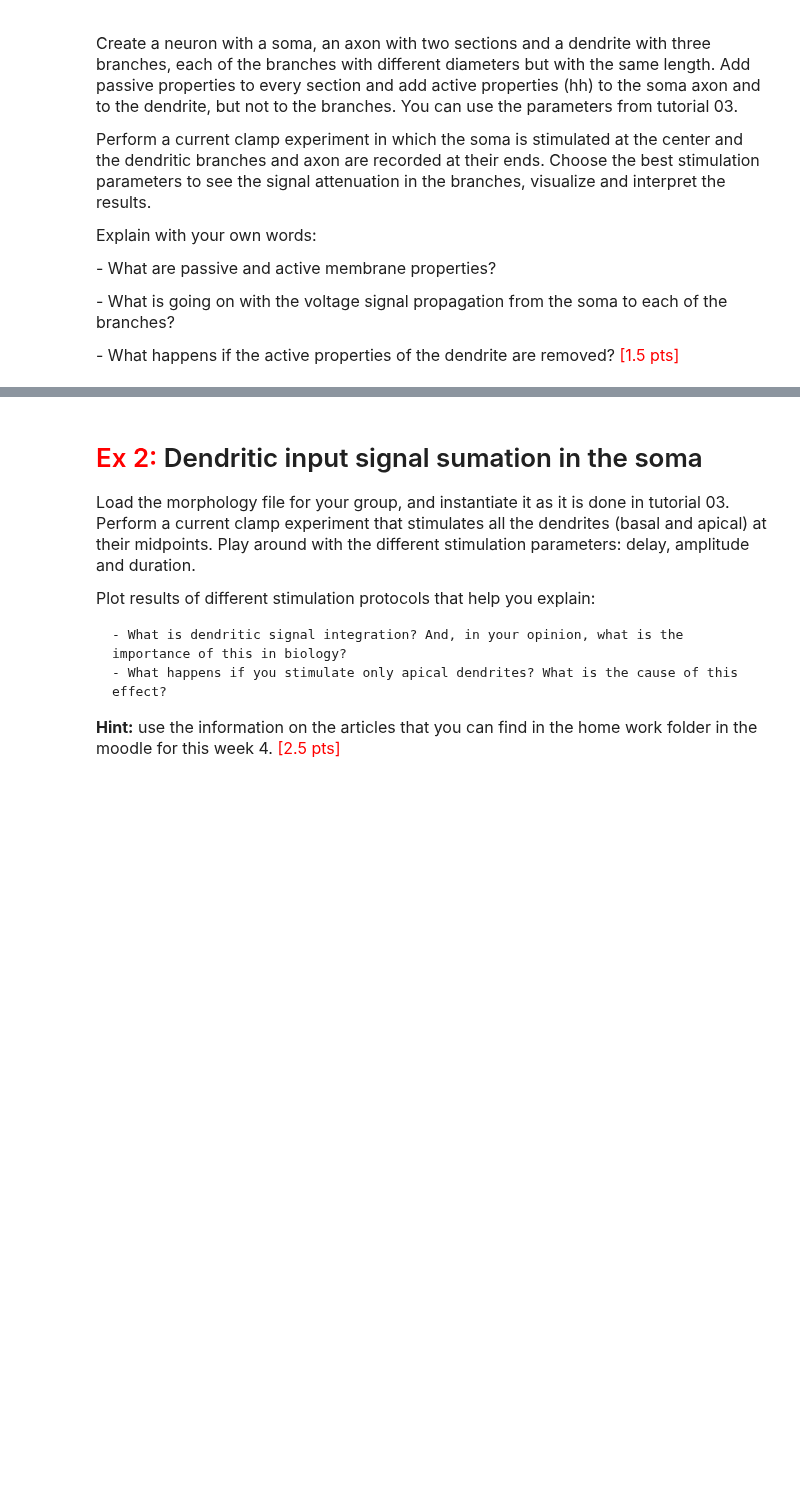
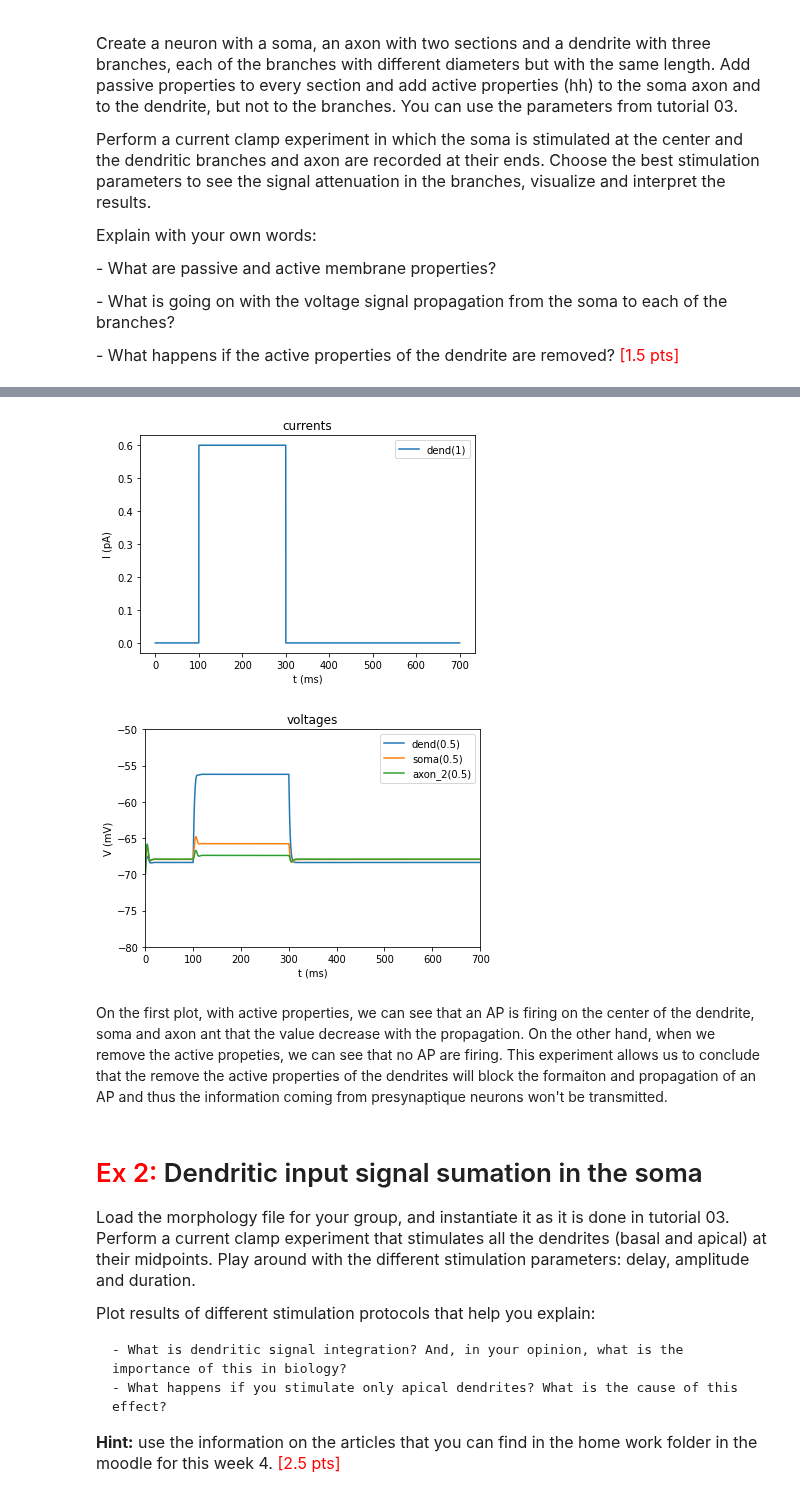
Before and after one commit to AlbrechtAlice/In-Silico-Neuroscience, a Jupyter notebook: Week4_HomeWork.ipynb, the cells around one changed output, grey strips where cells are left out. Cells and saved outputs as stored; diff of their text form; code cells hidden in the pictures; blank space fills up the shorter version.

```diff
--- a/Week4_HomeWork.ipynb
+++ b/Week4_HomeWork.ipynb
@@ -301,3 +342,30 @@ In this case
+# %%
+# Remove the active properties of the dendrite
+dend.insert("hh")
+for seg in dend:
+    seg.hh.gkbar = 0.0   # Maximal conductance of the potassium channels
+    seg.hh.gnabar = 0.0  # Maximal conductance of the sodium channels
+
+reset()
+
+# Setup stimulations and recordings
+# Put current on the middle of the soma
+iclamp(dend(1), amplitude=0.6, delay=100, duration=200)
+
+# Record voltage at the end of the dendritic branches
+record_voltage(dend(0.5))
+record_voltage(soma(0.5))
+record_voltage(axon2(0.5))
+
+# Simulate and plot
+v_init = -70
+t_stop = 700
+tvi_plots(init_run(v_init, t_stop), voltage_records, current_records, vmax=-50)
+# %% [output]
+[figure, added]
+[figure, added]
+# %% [markdown]
+On the first plot, with active properties, we can see that an AP is firing on the center of the dendrite, soma and axon ant that the value decrease with the propagation. On the other hand, when we remove the active propeties, we can see that no AP are firing. This experiment allows us to conclude that the remove the active properties of the dendrites will block the formaiton and propagation of an AP and thus the information coming from presynaptique neurons won't be transmitted.
 # %% [markdown]
 # <font color= 'red'>Ex 2:</font> Dendritic input signal sumation in the soma
 
```
Also changed, not shown: parts of 16 cells of this notebook.
